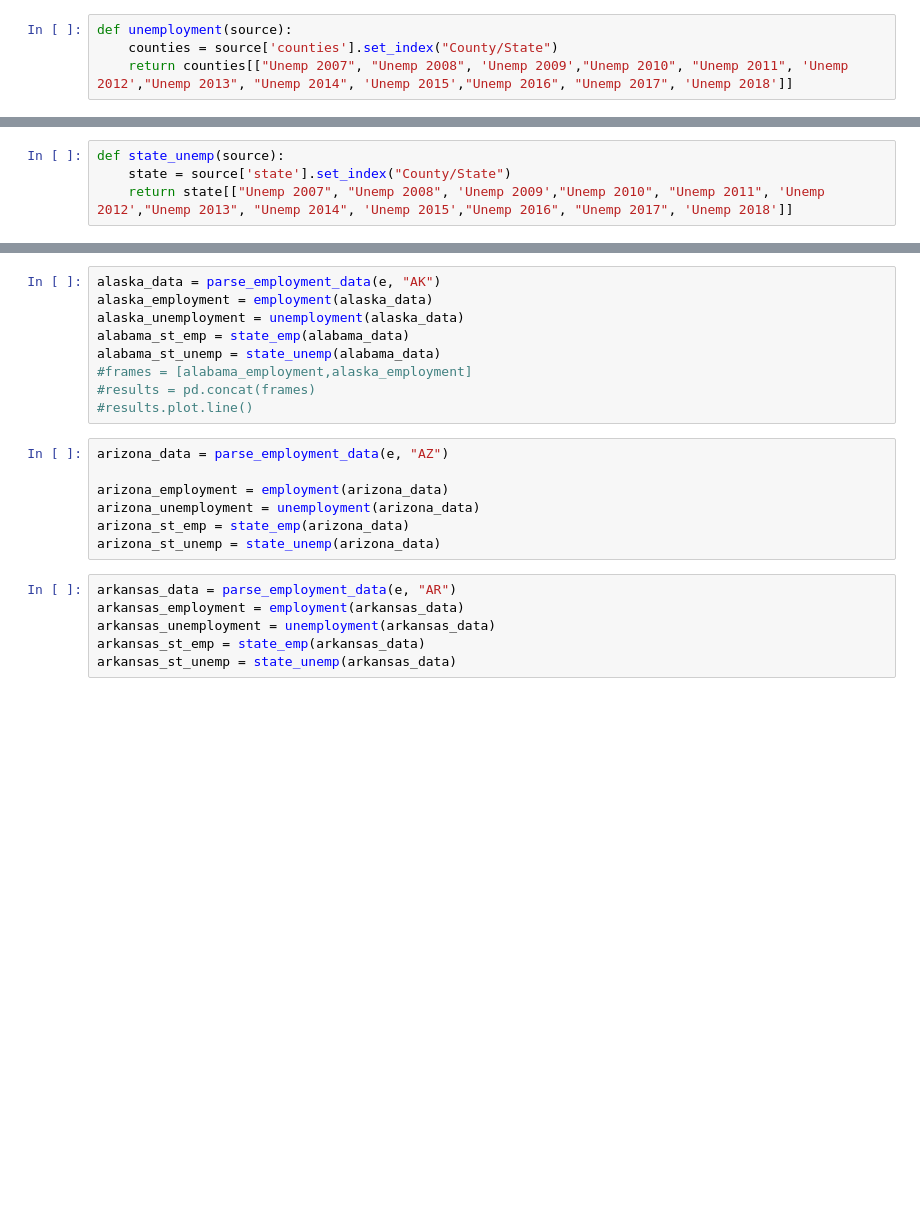
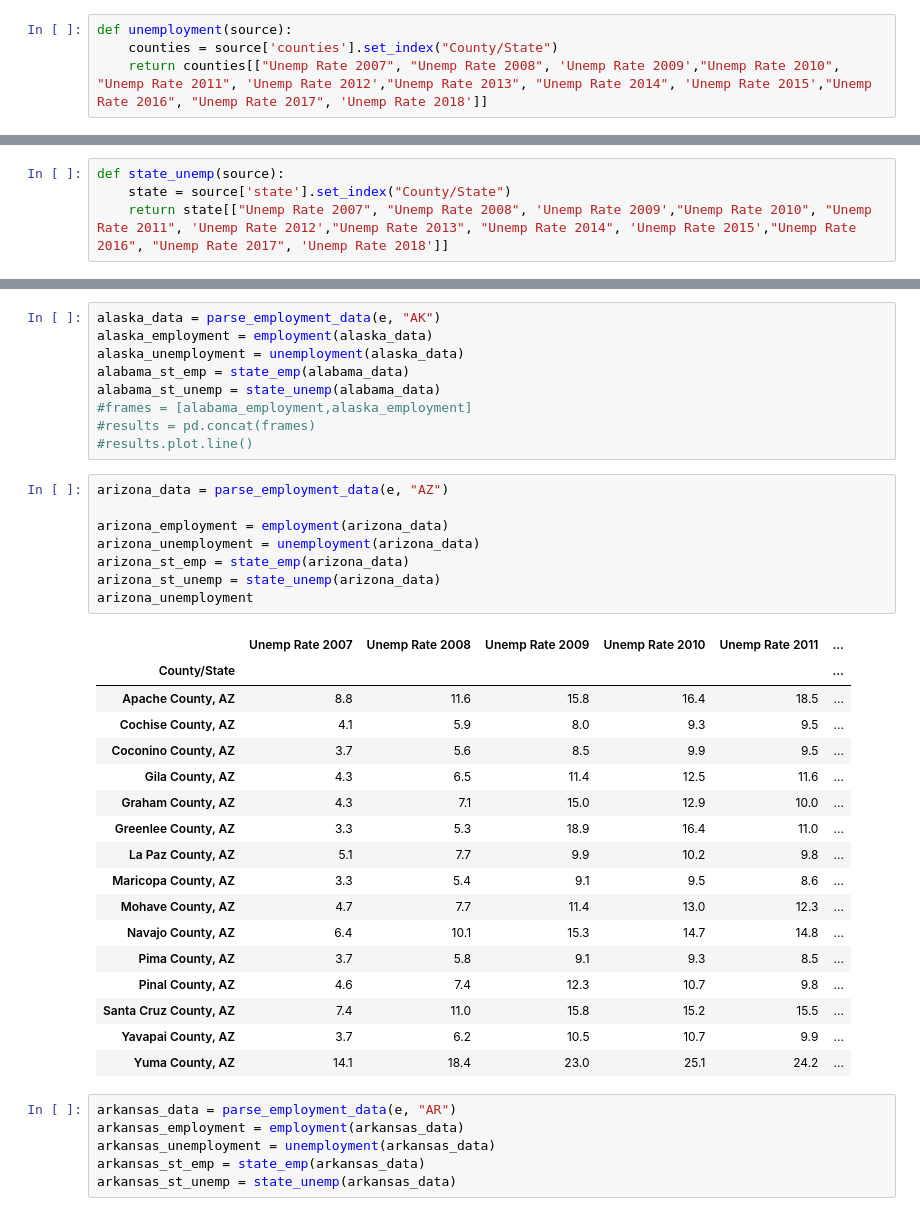
Before and after one commit to shawn-cavalieri/panic_at_the_desktop_project_1, a Jupyter notebook: jack_harvey.ipynb, the cells around one changed output, grey strips where cells are left out. Cells and saved outputs as stored; diff of their text form; blank space fills up the shorter version.

```diff
--- a/jack_harvey.ipynb
+++ b/jack_harvey.ipynb
@@ -57,7 +57,7 @@ def employment(source):
 # %%
 def unemployment(source):
     counties = source['counties'].set_index("County/State")
-    return counties[["Unemp 2007", "Unemp 2008", 'Unemp 2009',"Unemp 2010", "Unemp 2011", 'Unemp 2012',"Unemp 2013", "Unemp 2014", 'Unemp 2015',"Unemp 2016", "Unemp 2017", 'Unemp 2018']]
+    return counties[["Unemp Rate 2007", "Unemp Rate 2008", 'Unemp Rate 2009',"Unemp Rate 2010", "Unemp Rate 2011", 'Unemp Rate 2012',"Unemp Rate 2013", "Unemp Rate 2014", 'Unemp Rate 2015',"Unemp Rate 2016", "Unemp Rate 2017", 'Unemp Rate 2018']]
 # %%
 def state_emp(source):
     state = source['state'].set_index("County/State")
@@ -65,7 +65,7 @@ def state_emp(source):
 # %%
 def state_unemp(source):
     state = source['state'].set_index("County/State")
-    return state[["Unemp 2007", "Unemp 2008", 'Unemp 2009',"Unemp 2010", "Unemp 2011", 'Unemp 2012',"Unemp 2013", "Unemp 2014", 'Unemp 2015',"Unemp 2016", "Unemp 2017", 'Unemp 2018']]
+    return state[["Unemp Rate 2007", "Unemp Rate 2008", 'Unemp Rate 2009',"Unemp Rate 2010", "Unemp Rate 2011", 'Unemp Rate 2012',"Unemp Rate 2013", "Unemp Rate 2014", 'Unemp Rate 2015',"Unemp Rate 2016", "Unemp Rate 2017", 'Unemp Rate 2018']]
 # %%
 def civilian_labor_force(source):
     counties = source['counties'].set_index("County/State")
@@ -88,10 +93,29 @@ alabama_st_unemp = state_unemp(alabama_data)
 # %%
 arizona_data = parse_employment_data(e, "AZ")
 
 arizona_employment = employment(arizona_data)
 arizona_unemployment = unemployment(arizona_data)
 arizona_st_emp = state_emp(arizona_data)
 arizona_st_unemp = state_unemp(arizona_data)
+arizona_unemployment
+# %% [output]
+|  | Unemp Rate 2007 | Unemp Rate 2008 | Unemp Rate 2009 | Unemp Rate 2010 | Unemp Rate 2011 | ... |
+| County/State |  |  |  |  |  | ... |
+| Apache County, AZ | 8.8 | 11.6 | 15.8 | 16.4 | 18.5 | ... |
+| Cochise County, AZ | 4.1 | 5.9 | 8.0 | 9.3 | 9.5 | ... |
+| Coconino County, AZ | 3.7 | 5.6 | 8.5 | 9.9 | 9.5 | ... |
+| Gila County, AZ | 4.3 | 6.5 | 11.4 | 12.5 | 11.6 | ... |
+| Graham County, AZ | 4.3 | 7.1 | 15.0 | 12.9 | 10.0 | ... |
+| Greenlee County, AZ | 3.3 | 5.3 | 18.9 | 16.4 | 11.0 | ... |
+| La Paz County, AZ | 5.1 | 7.7 | 9.9 | 10.2 | 9.8 | ... |
+| Maricopa County, AZ | 3.3 | 5.4 | 9.1 | 9.5 | 8.6 | ... |
+| Mohave County, AZ | 4.7 | 7.7 | 11.4 | 13.0 | 12.3 | ... |
+| Navajo County, AZ | 6.4 | 10.1 | 15.3 | 14.7 | 14.8 | ... |
+| Pima County, AZ | 3.7 | 5.8 | 9.1 | 9.3 | 8.5 | ... |
+| Pinal County, AZ | 4.6 | 7.4 | 12.3 | 10.7 | 9.8 | ... |
+| Santa Cruz County, AZ | 7.4 | 11.0 | 15.8 | 15.2 | 15.5 | ... |
+| Yavapai County, AZ | 3.7 | 6.2 | 10.5 | 10.7 | 9.9 | ... |
+| Yuma County, AZ | 14.1 | 18.4 | 23.0 | 25.1 | 24.2 | ... |
 # %%
 arkansas_data = parse_employment_data(e, "AR")
 arkansas_employment = employment(arkansas_data)
```
Also changed, not shown: parts of 1 cell of this notebook.
